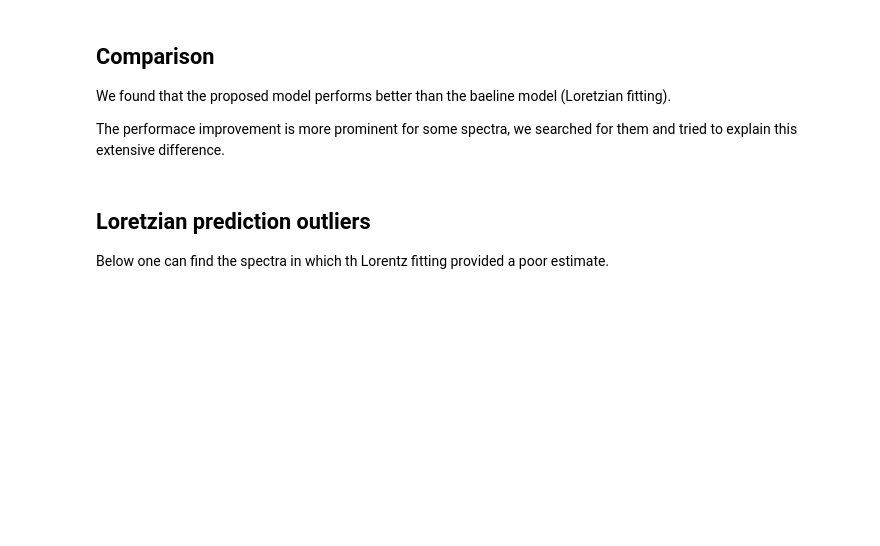
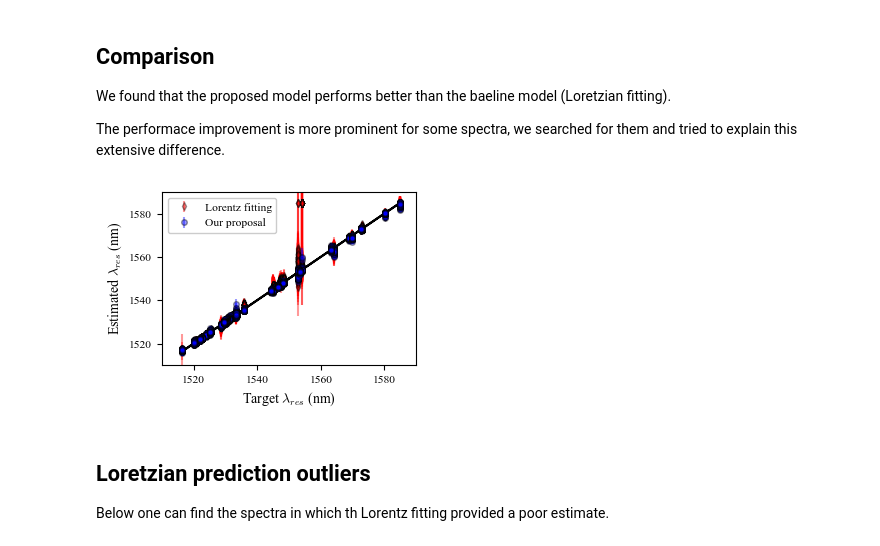
Before and after one commit to felipebarino/lpfg_demodulation_supplementary, a Jupyter notebook: 3 - Evaluation by measured spectra.ipynb, the cells around one changed output. Drawn from its saved outputs; the diff is of its cells as text; code cells hidden in the pictures; blank space fills up the shorter version.

Commit message:
update readme, ri estimation and plots

```diff
--- a/3 - Evaluation by measured spectra.ipynb
+++ b/3 - Evaluation by measured spectra.ipynb
@@ -123,16 +123,21 @@ The performace improvement is more prominent for some spectra, we searched for t
 # %%
 # Compare  the proposed model and the baseline
 plt.figure(figsize=(3.4, 2.5))
-plt.errorbar(y, lorentz_pred, yerr=lorentz_uncertainty, fmt='.r', alpha=0.3, label='Lorentz fitting')
-plt.errorbar(y, pred, yerr=uncertainty, fmt='.b', alpha=0.3, label='Our proposal')
+ms = 4
+mw = 1
+a = 0.4
+plt.errorbar(y, lorentz_pred, yerr=lorentz_uncertainty, fmt='dr', alpha=a, markersize=ms, markeredgecolor='k', markeredgewidth=mw, label='Lorentz fitting')
+plt.errorbar(y, pred, yerr=uncertainty, fmt='ob', alpha=a, markersize=ms, markeredgecolor='k', markeredgewidth=mw, label='Our proposal')
 plt.plot(y, y, 'k')
 plt.legend(loc='upper left')
 plt.xlabel('Target $\lambda_{res}$ (nm)')
 plt.ylabel('Estimated $\lambda_{res}$ (nm)')
 plt.xlim(1510, 1590)
 plt.ylim(1510, 1590)
 plt.tight_layout()
 plt.show()
+# %% [output]
+[figure, added]
 # %% [markdown]
 ## Loretzian prediction outliers
 
```
Also changed, not shown: parts of 16 cells of this notebook, 4 other files.
